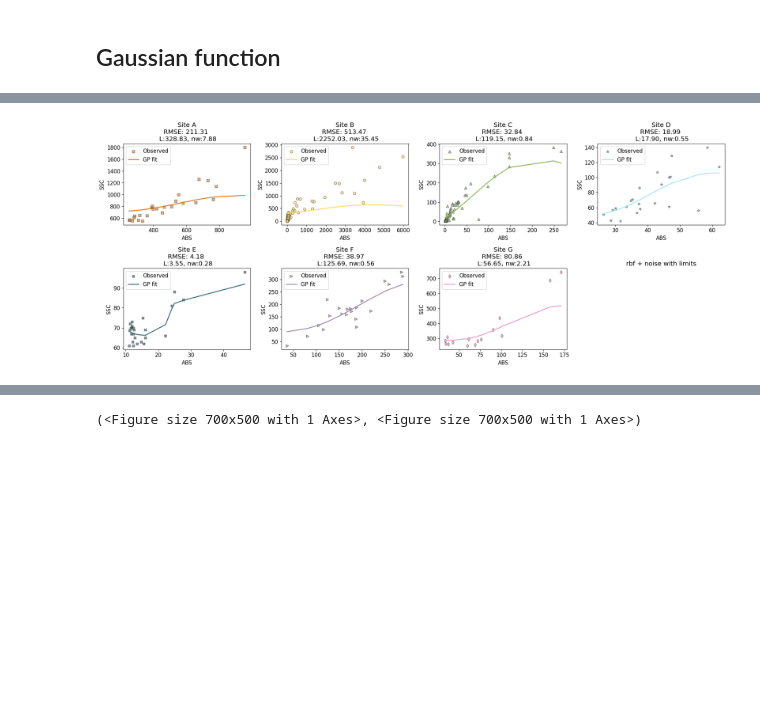
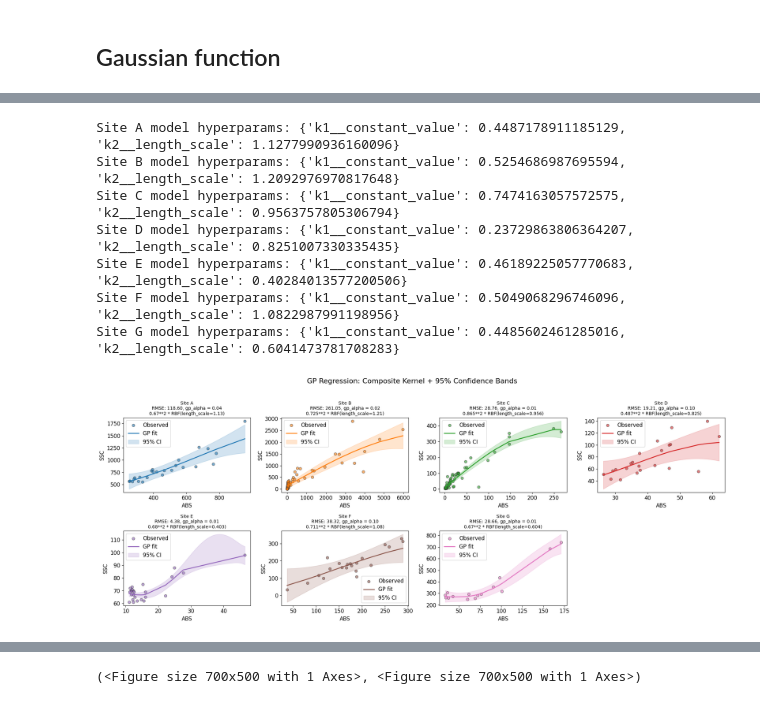
Before and after one commit to MeaganT123/Soft_Sensor_OMP, a Jupyter notebook: kernel_testing.ipynb, the cells around one changed output, grey strips where cells are left out. Cells and saved outputs as stored; diff of their text form; code cells hidden in the pictures; blank space fills up the shorter version.

```diff
--- a/kernel_testing.ipynb
+++ b/kernel_testing.ipynb
@@ -270,74 +262,63 @@ def simplify_kernel_string(kernel_str):
 # %%
-x_key = 'ABS'
-y_key = 'SSC'
-
-'''
-    x_range = max_SAC-min_SAC
-    min_l = x_range * 0.1
-    max_l = x_range * 0.5
-
-    noise_std = np.std(SSC_m)
-
-    # Prevent zero or extremely small noise std
-    noise_std = max(noise_std, 1e-6)
-
-    low = (0.01 * noise_std) ** 2
-    high = (0.2 * noise_std) ** 2
-
-
-    if hyperparams == -999:
-        kernel = RBF(length_scale=x_range * 0.1, length_scale_bounds=(min_l, max_l)) + WhiteKernel(noise_level=noise_std**2, noise_level_bounds=(low, high))
-    else:
-        l, nw = hyperparams
-        kernel = RBF(l, length_scale_bounds="fixed") + WhiteKernel(nw, noise_level_bounds="fixed")
-  '''
-
+# === Plotting ===
 site_ids = list(model_dictionary.keys())
 n_sites = len(site_ids)
 n_cols = 4
 n_rows = math.ceil(n_sites / n_cols)
-
-fig, axes = plt.subplots(n_rows, n_cols, figsize=(5 * n_cols, 4 * n_rows), sharex=False, sharey=False)
+fig, axes = plt.subplots(n_rows, n_cols, figsize=(5* n_cols, 4 * n_rows), sharex=False, sharey=False)
 axes = axes.flatten()
 
 for i, site_id in enumerate(site_ids):
     ax = axes[i]
     model = model_dictionary[site_id]
-
     xdata = model['x']
     ydata = model['y']
     ypred = model['n_pred']
     SAC_pred_all, SSC_pred_all, std_all = model['p_pred']
     rmse = model['scores']['rmse']
-    l = model['hyperparams']['rbf_l']
-    nw = model['hyperparams']['noise_l']
+    gp_alpha = model['scores']['alpha']
+    print(f'Site {site_id} model hyperparams: {model["hyperparams"]}')
 
-
-    # Sort for smooth plotting
     sorted_indices = np.argsort(xdata)
     x_sorted = xdata[sorted_indices]
     y_sorted = ypred[sorted_indices]
-    std_sorted = std_all[sorted_indices] if isinstance(std_all, np.ndarray) else np.array(std_all)[sorted_indices]
 
-    # Plot
-    color = colr_sc[i % len(colr_sc)]  # wrap around if more sites than colors
-    marker = markers[i % len(markers)] if 'markers' in globals() else 'o'
+    color = f"C{i % 10}"
+    marker = 'o'
 
     ax.scatter(xdata, ydata, color=color, marker=marker, edgecolors='#2E2E2E', alpha=0.6, label='Observed')
     ax.plot(x_sorted, y_sorted, color=color, linewidth=2, label='GP fit')
-    # ax.fill_between(x_sorted, y_sorted - 1.96 * std_sorted, y_sorted + 1.96 * std_sorted, alpha=0.2, color=color)
+    ax.fill_between(SAC_pred_all,
+                    SSC_pred_all - 1.96 * std_all,
+                    SSC_pred_all + 1.96 * std_all,
+                    color=color, alpha=0.2, label='95% CI')
 
-    ax.set_title(f'Site {site_id}\nRMSE: {rmse:.2f} \n L:{l:.2f}, nw:{nw:.2f}')
+    try:
+        kernel_str = str(model['model'].kernel_)
+    except Exception as e:
+        kernel_str = f"Kernel: Unknown ({e})"
+
+    ax.set_title(
+        f"Site {site_id}\nRMSE: {rmse:.2f}, gp_alpha = {gp_alpha:.2f}\n{kernel_str}",
+        fontsize=10
+    )
     ax.set_xlabel(x_key)
     ax.set_ylabel(y_key)
     ax.legend()
 
-# Turn off unused subplots
+# Hide unused subplots
 for j in range(len(site_ids), len(axes)):
     axes[j].axis('off')
 
-plt.title('rbf + noise with limits')
-plt.tight_layout()
+plt.suptitle('GP Regression: Composite Kernel + 95% Confidence Bands', fontsize=16)
+plt.tight_layout(rect=[0, 0, 1, 0.96])
 plt.show()
 # %% [output]
+Site A model hyperparams: {'k1__constant_value': 0.4487178911185129, 'k2__length_scale': 1.1277990936160096}
+Site B model hyperparams: {'k1__constant_value': 0.5254686987695594, 'k2__length_scale': 1.2092976970817648}
+Site C model hyperparams: {'k1__constant_value': 0.7474163057572575, 'k2__length_scale': 0.9563757805306794}
+Site D model hyperparams: {'k1__constant_value': 0.23729863806364207, 'k2__length_scale': 0.8251007330335435}
+Site E model hyperparams: {'k1__constant_value': 0.46189225057770683, 'k2__length_scale': 0.40284013577200506}
+Site F model hyperparams: {'k1__constant_value': 0.5049068296746096, 'k2__length_scale': 1.0822987991198956}
+Site G model hyperparams: {'k1__constant_value': 0.4485602461285016, 'k2__length_scale': 0.6041473781708283}
-[figure, old version]
+[figure, new version]
```
Also changed, not shown: parts of 20 cells of this notebook, 1 other file.
